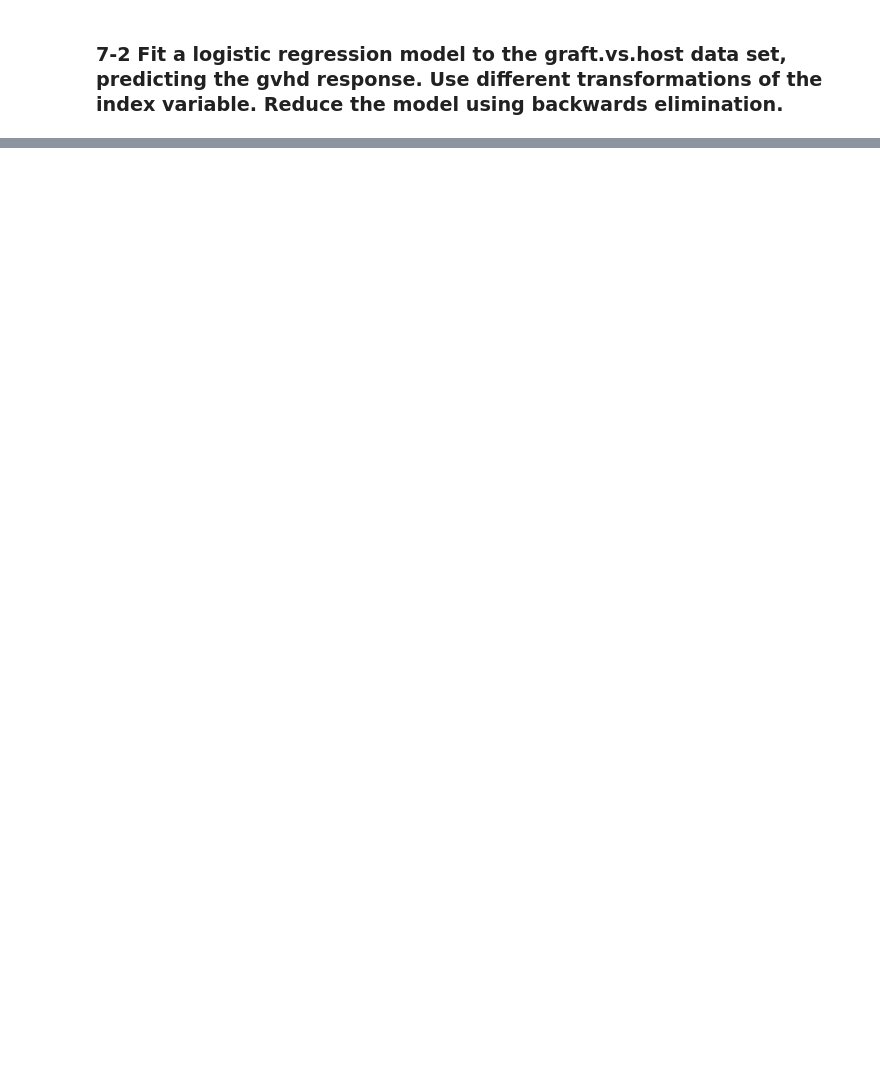
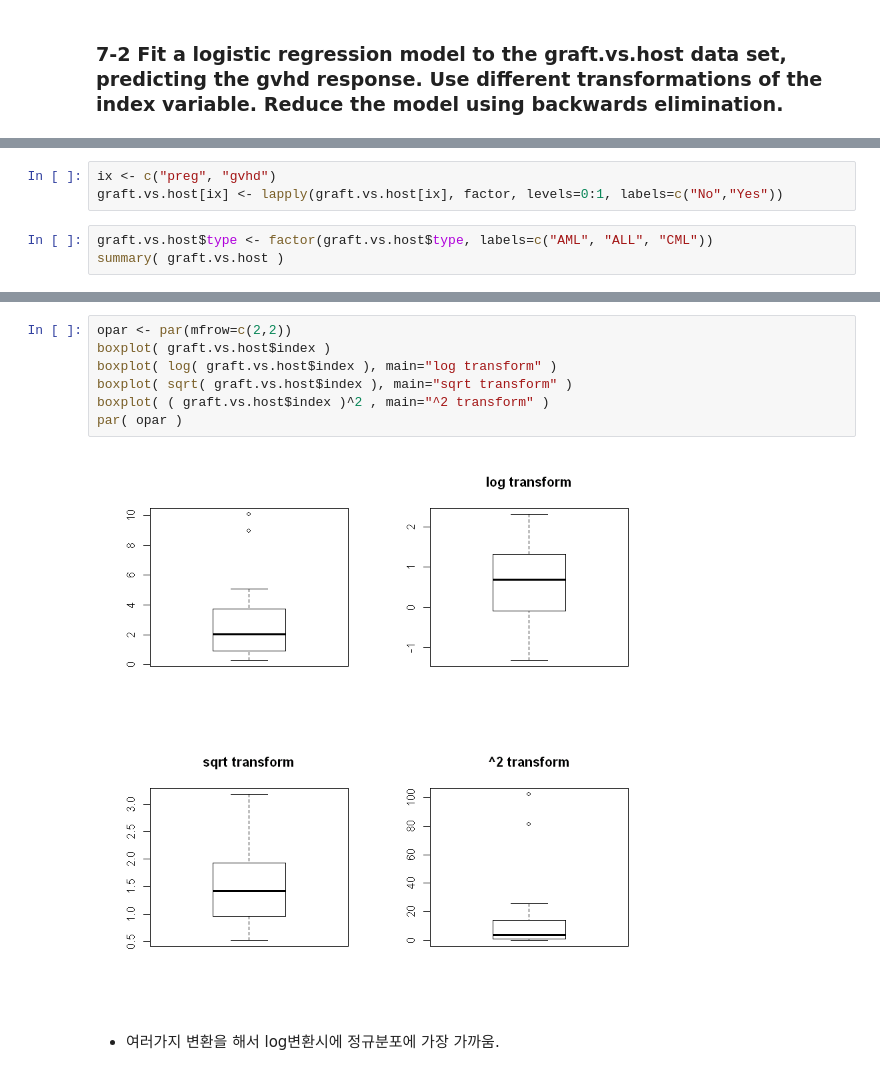
Before and after one commit to braveji18/mystudy, a Jupyter notebook: 01_school/12_데이터분석방법론1/homework_01.ipynb, the cells around one changed output, grey strips where cells are left out. Drawn from its saved outputs; the diff is of its cells as text; blank space fills up the shorter version.

```diff
--- a/01_school/12_데이터분석방법론1/homework_01.ipynb
+++ b/01_school/12_데이터분석방법론1/homework_01.ipynb
@@ -680,0 +1063,6 @@ Levels: low intermediate high very high
+# %%
+ix <- c("preg", "gvhd")
+graft.vs.host[ix] <- lapply(graft.vs.host[ix], factor, levels=0:1, labels=c("No","Yes"))
+# %%
+graft.vs.host$type <- factor(graft.vs.host$type, labels=c("AML", "ALL", "CML"))
+summary( graft.vs.host )
@@ -680,0 +1104,11 @@ Levels: low intermediate high very high
+# %%
+opar <- par(mfrow=c(2,2))
+boxplot( graft.vs.host$index )
+boxplot( log( graft.vs.host$index ), main="log transform" )
+boxplot( sqrt( graft.vs.host$index ), main="sqrt transform" )
+boxplot( ( graft.vs.host$index )^2 , main="^2 transform" )
+par( opar )
+# %% [output]
+[figure, added]
+# %% [markdown]
+- 여러가지 변환을 해서 log변환시에 정규분포에 가장 가까움.
```
Also changed, not shown: parts of 44 cells of this notebook, 1 other file.
